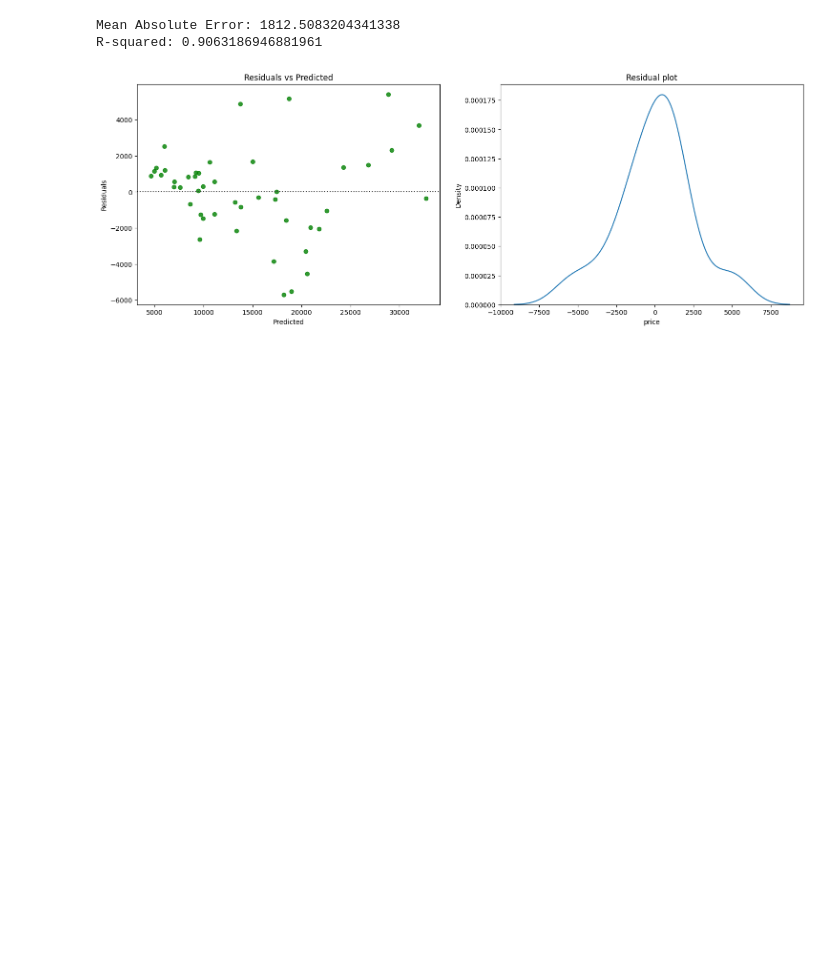
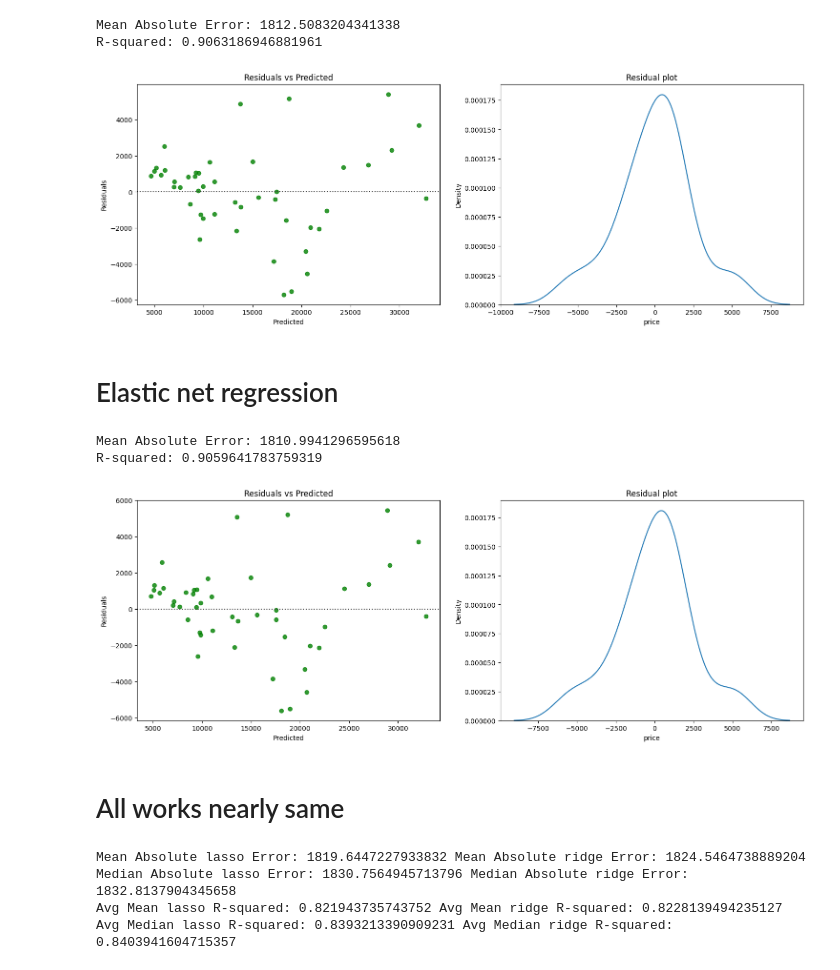
Before and after one commit to Ravikumarchavva/ML_Playground, a Jupyter notebook: week1_regressionAnalysis/Day5_regularization/regularization.ipynb, the cells around one changed output. Cells and saved outputs as stored; diff of their text form; code cells hidden in the pictures; blank space fills up the shorter version.

```diff
--- a/week1_regressionAnalysis/Day5_regularization/regularization.ipynb
+++ b/week1_regressionAnalysis/Day5_regularization/regularization.ipynb
@@ -44,6 +52,7 @@ grid_search.fit(X_train, y_train)
 best_alpha = grid_search.best_params_['regressor__alpha']
 
 lasso_pipe.set_params(regressor__alpha=best_alpha)
+lasso_pipe.fit(X_train, y_train)
 
 cv_scores = cross_val_score(lasso_pipe, X_train, y_train, cv=kf)
 
@@ -80,7 +91,7 @@ grid_search.fit(X_train, y_train)
 best_alpha = grid_search.best_params_['regressor__alpha']
 
 ridge_pipe.set_params(regressor__alpha=best_alpha)
-
+ridge_pipe.fit(X_train, y_train)
 cv_scores = cross_val_score(ridge_pipe, X_train, y_train, cv=kf)
 
 predictions = cross_val_predict(ridge_pipe, X_test, y_test, cv=kf)
@@ -102,3 +113,46 @@ plt.show()
 Mean Absolute Error: 1812.5083204341338
 R-squared: 0.9063186946881961
 [figure]
+# %% [markdown]
+# Elastic net regression
+# %%
+from sklearn.linear_model import ElasticNet
+
+elastic_pipe = Pipeline([
+    ('scaler', RobustScaler()),
+    ('regressor', ElasticNet())
+])
+
+kf = KFold(n_splits=3)
+param_grid = {'regressor__alpha': np.logspace(-3, 3, 100)}
+grid_search = GridSearchCV(elastic_pipe, param_grid, cv=kf)
+grid_search.fit(X_train, y_train)
+
+best_alpha = grid_search.best_params_['regressor__alpha']
+elastic_pipe.set_params(regressor__alpha=best_alpha)
+elastic_pipe.fit(X_train, y_train)
+cv_scores = cross_val_score(elastic_pipe, X_train, y_train, cv=kf)
+
+predictions = cross_val_predict(elastic_pipe, X_test, y_test, cv=kf)
+residuals = y_test - predictions
+mae = mean_absolute_error(y_test, predictions)
+r2 = r2_score(y_test, predictions)
+print(f'Mean Absolute Error: {mae}')
+print(f'R-squared: {r2}')
+
+# Plotting residuals
+
+fig, [ax1, ax2] = plt.subplots(ncols=2, figsize=(18, 6))
+sns.residplot(x=predictions, y=residuals, color='g', ax=ax1)
+ax1.set_xlabel('Predicted')
+ax1.set_ylabel('Residuals')
+ax1.set_title('Residuals vs Predicted')
+sns.kdeplot(residuals, ax=ax2)
+ax2.set_title("Residual plot")
+plt.show()
+# %% [output]
+Mean Absolute Error: 1810.9941296595618
+R-squared: 0.9059641783759319
+[figure, added]
+# %% [markdown]
+# All works nearly same
@@ -104,0 +201,12 @@ R-squared: 0.9063186946881961
+# %%
+lasso_scores,lasso_mae_mean, lasso_mae_median, lasso_r2_mean, lasso_r2_median = avg_lasso(X, y)
+ridge_scores,ridge_mae_mean, ridge_mae_median, ridge_r2_mean, ridge_r2_median = avg_ridge(X, y)
+print(f'Mean Absolute lasso Error: {lasso_mae_mean} Mean Absolute ridge Error: {ridge_mae_mean}')
+print(f'Median Absolute lasso Error: {lasso_mae_median} Median Absolute ridge Error: {ridge_mae_median}')
+print(f'Avg Mean lasso R-squared: {lasso_r2_mean} Avg Mean ridge R-squared: {ridge_r2_mean}')
+print(f'Avg Median lasso R-squared: {lasso_r2_median} Avg Median ridge R-squared: {ridge_r2_median}')
+# %% [output]
+Mean Absolute lasso Error: 1819.6447227933832 Mean Absolute ridge Error: 1824.5464738889204
+Median Absolute lasso Error: 1830.7564945713796 Median Absolute ridge Error: 1832.8137904345658
+Avg Mean lasso R-squared: 0.821943735743752 Avg Mean ridge R-squared: 0.8228139494235127
+Avg Median lasso R-squared: 0.8393213390909231 Avg Median ridge R-squared: 0.8403941604715357
```
Also changed, not shown: parts of 10 cells of this notebook, 7 other files.
